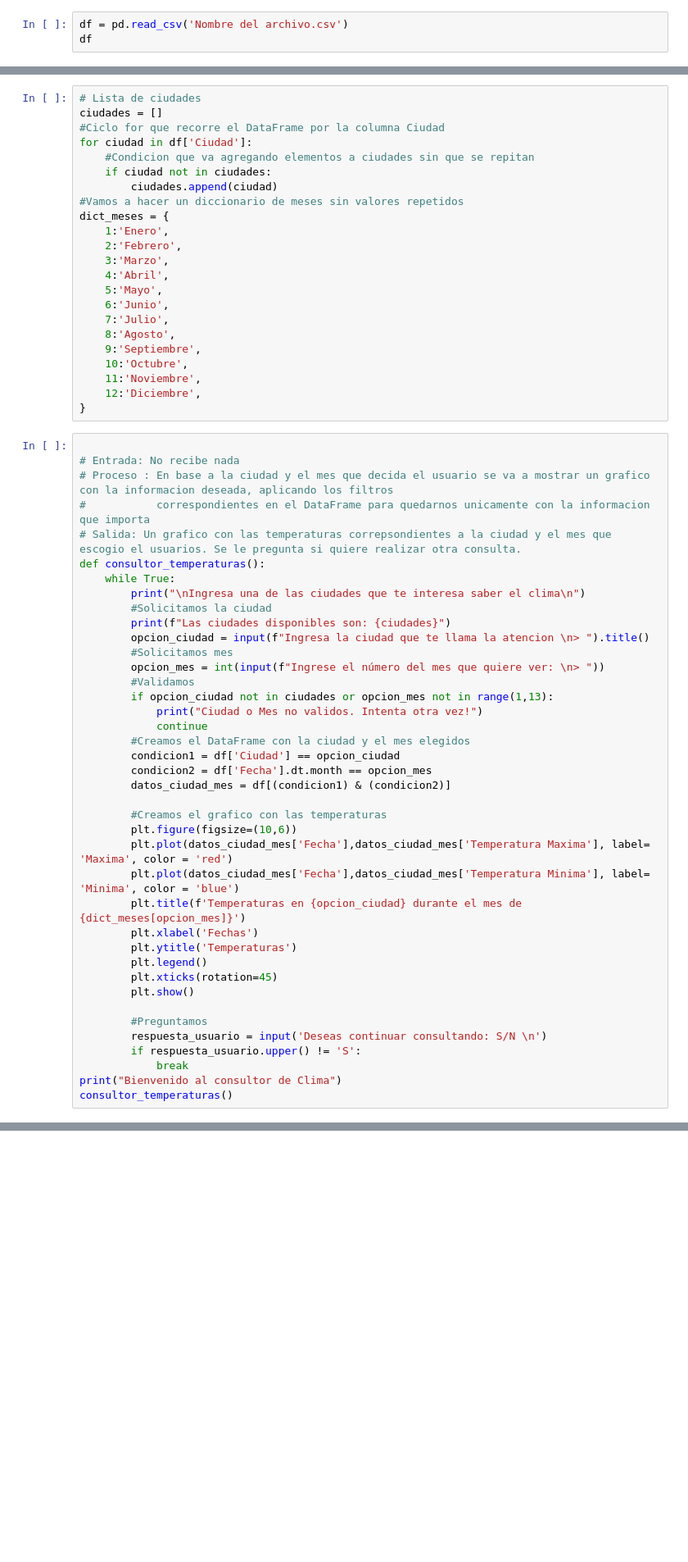
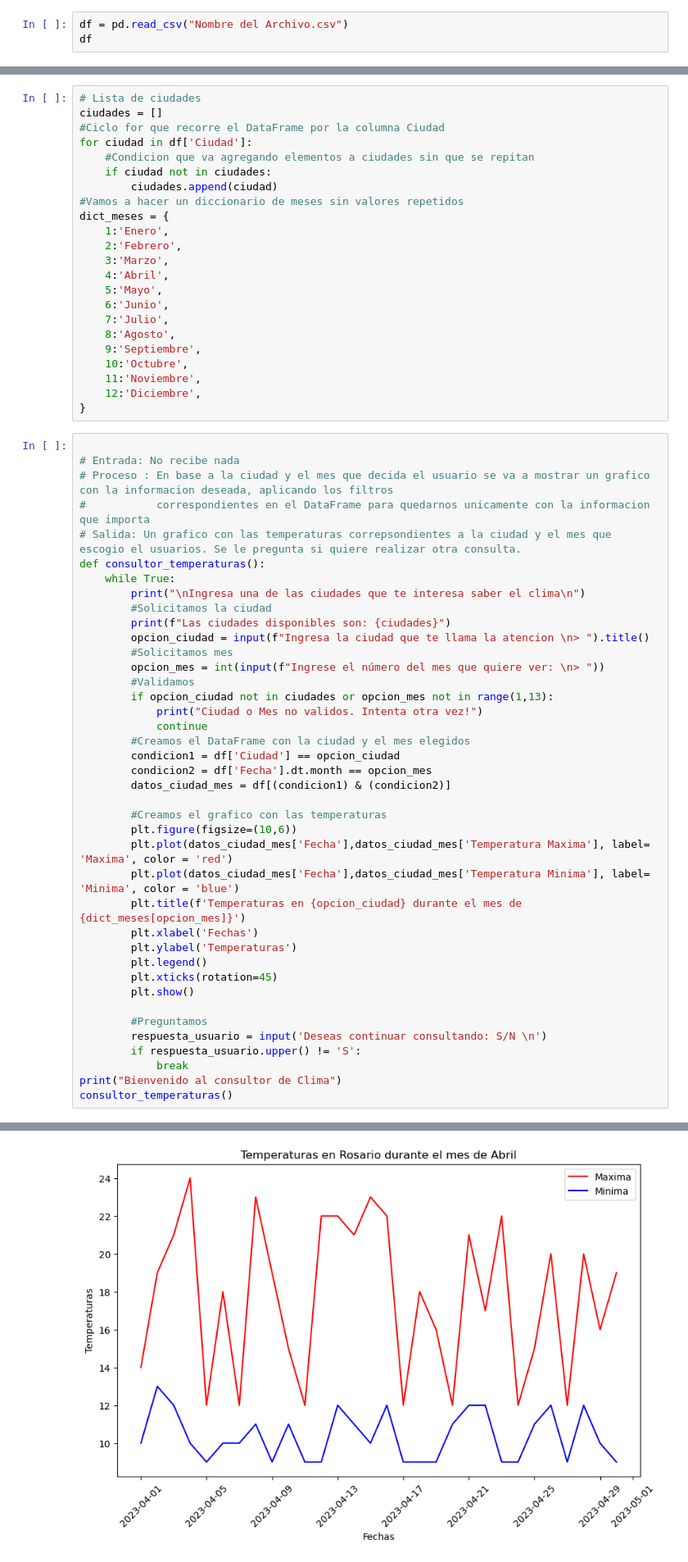
Before and after one commit to Matiasoxx/Consultoria-de-Temperaturas, a Jupyter notebook: Consultoria de Temperaturas.ipynb, the cells around one changed output, grey strips where cells are left out. Shown at 82% size. Drawn from its saved outputs; the diff is of its cells as text; blank space fills up the shorter version.

Commit message:
Notebook con los outputs (archivo de ejemplo)

```diff
--- a/Consultoria de Temperaturas.ipynb
+++ b/Consultoria de Temperaturas.ipynb
@@ -21,5 +21,5 @@ import numpy as np
 # %% [markdown]
 **Cargar un DataFrame con los datos meteorológicos provistos en el archivo**
 # %%
-df = pd.read_csv('Nombre del archivo.csv')
+df = pd.read_csv("Nombre del Archivo.csv")
 df
@@ -93,7 +151,7 @@ def consultor_temperaturas():
         plt.plot(datos_ciudad_mes['Fecha'],datos_ciudad_mes['Temperatura Minima'], label= 'Minima', color = 'blue')
         plt.title(f'Temperaturas en {opcion_ciudad} durante el mes de {dict_meses[opcion_mes]}')
         plt.xlabel('Fechas')
-        plt.ytitle('Temperaturas')
+        plt.ylabel('Temperaturas')
         plt.legend()
         plt.xticks(rotation=45)
         plt.show()
@@ -104,3 +162,4 @@ def consultor_temperaturas():
             break
 print("Bienvenido al consultor de Clima")
 consultor_temperaturas()
+# %% [output]
@@ -106,0 +184 @@ consultor_temperaturas()
+[figure, added]
```
Also changed, not shown: parts of 8 cells of this notebook.
